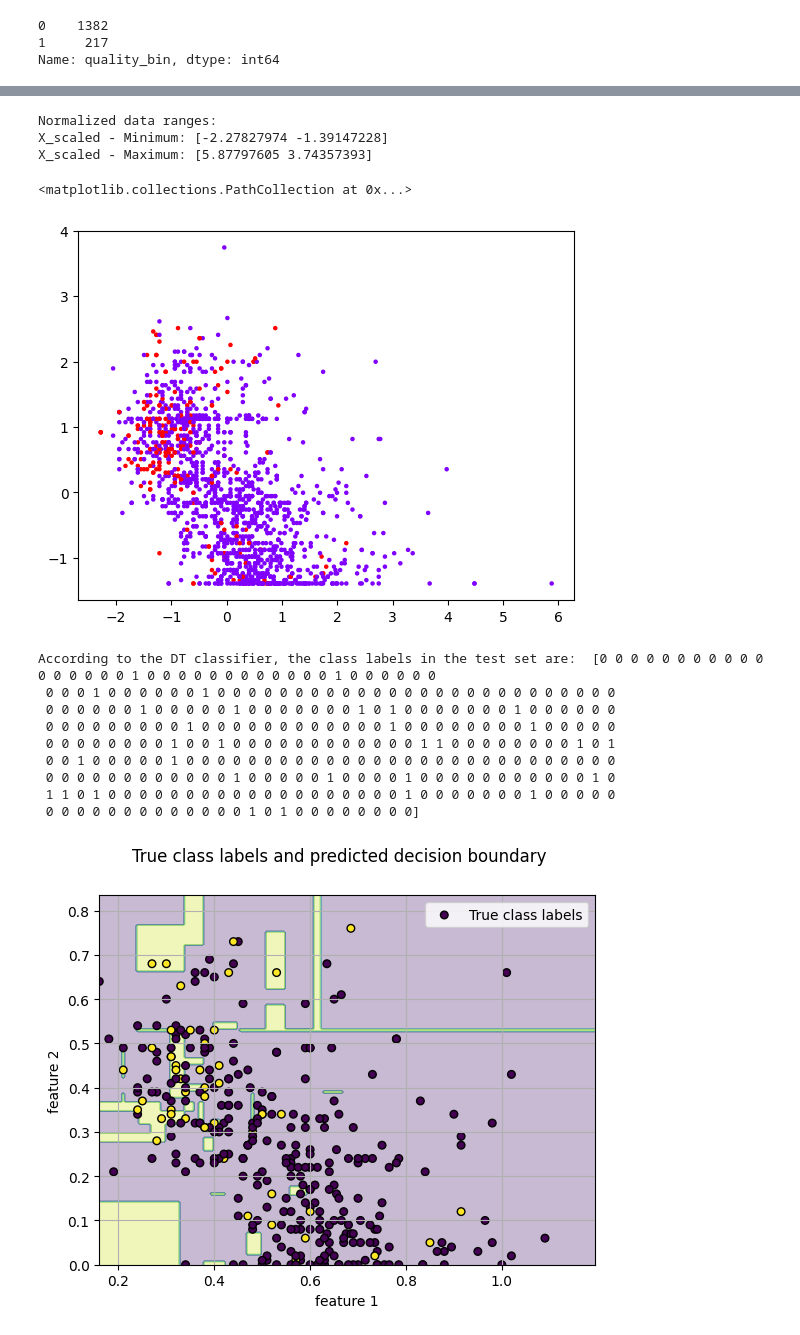
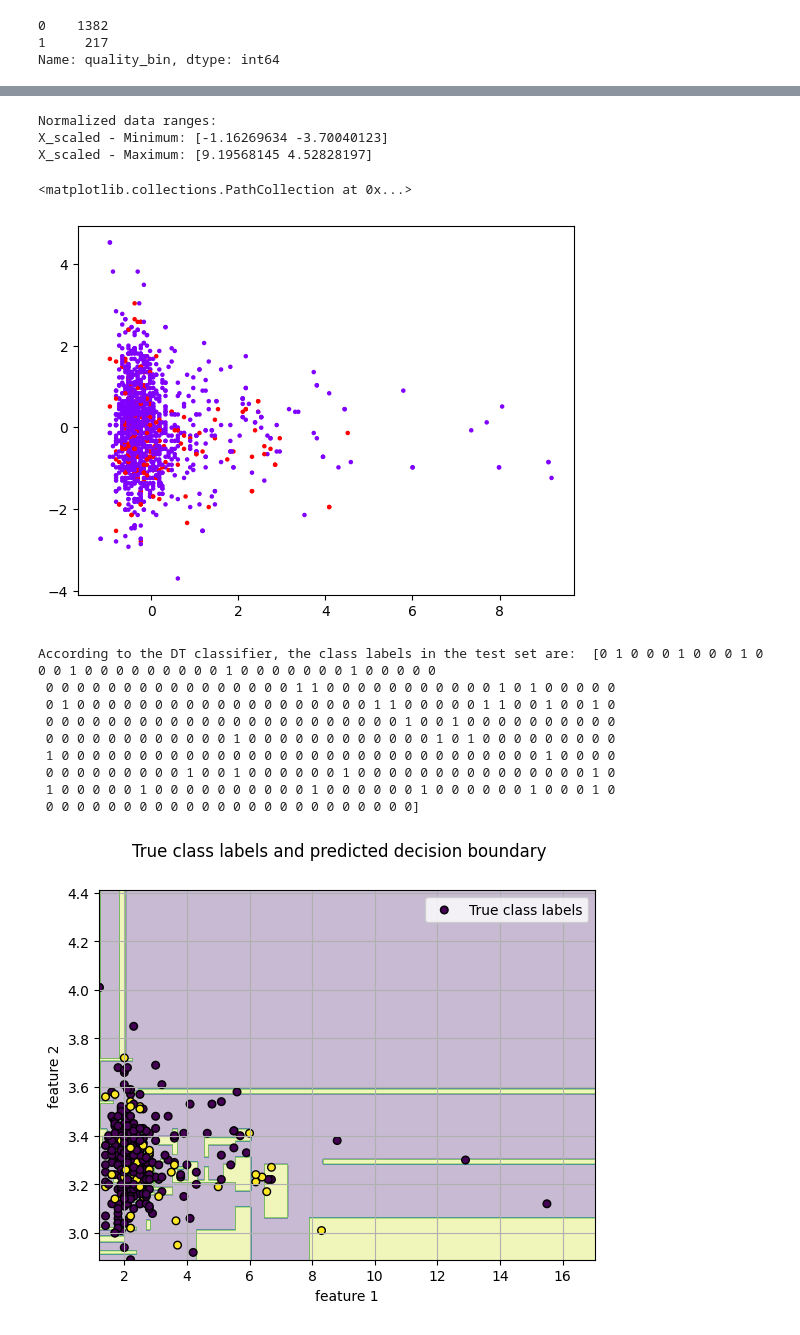
Before and after one commit to Ismail0817/python, a Jupyter notebook: lab3.ipynb, the cells around one changed output, grey strips where cells are left out. Drawn from its saved outputs; the diff is of its cells as text; code cells hidden in the pictures.

```diff
--- a/lab3.ipynb
+++ b/lab3.ipynb
@@ -79,8 +89,8 @@ dtypes: category(1), float64(11), int64(1)
 memory usage: 151.7 KB
 # %%
 # Deleting all columns except two
-columns_to_delete = ["fixed acidity", "residual sugar", "chlorides", "free sulfur dioxide", "total sulfur dioxide",
-                      "density", "pH", "sulphates", "alcohol", "quality"]
+columns_to_delete = ["fixed acidity", "density", "chlorides", "free sulfur dioxide", "total sulfur dioxide",
+                      "volatile acidity", "citric acid", "sulphates", "alcohol", "quality"]
 # axis=1 means that the operation is executed in the columns, axis=0 is in the rows
 df_processed = df.drop(columns_to_delete, axis=1)
 df_processed.head()
@@ -161,13 +156,13 @@ print("X_scaled - Minimum:", X_scaled.min(axis=0))
 print("X_scaled - Maximum:", X_scaled.max(axis=0))
 # %% [output]
 Normalized data ranges:
-X_scaled - Minimum: [-2.27827974 -1.39147228]
-X_scaled - Maximum: [5.87797605 3.74357393]
+X_scaled - Minimum: [-1.16269634 -3.70040123]
+X_scaled - Maximum: [9.19568145 4.52828197]
 # %%
 plt.scatter(X_scaled[:, 0], X_scaled[:, 1], s=5, c=y_true ,cmap='rainbow')
 # %% [output]
 <matplotlib.collections.PathCollection at 0x...>
-[figure, old version]
+[figure, new version]
 # %%
 from sklearn.model_selection import train_test_split
 
@@ -247,23 +242,23 @@ def visualize_and_compare_classifications(X, real_y, predicted_y, title=""):
     return plt.show()
 # %%
 # Decision Tree
-dt_classifier = DecisionTreeClassifier(max_depth = 10)     # Criterion split by default is gini-index, which is ok
+dt_classifier = DecisionTreeClassifier(max_depth = 15)     # Criterion split by default is gini-index, which is ok
 dt_classifier.fit(X_train, y_train)
 y_predicted_dt = dt_classifier.predict(X_test)
 
 print("According to the DT classifier, the class labels in the test set are: ", y_predicted_dt)
 
 visualize_and_compare_decision_boundaries(X_test, y_test, dt_classifier)
 # %% [output]
-According to the DT classifier, the class labels in the test set are:  [0 0 0 0 0 0 0 0 0 0 0 0 0 0 0 0 0 1 0 0 0 0 0 0 0 0 0 0 0 0 1 0 0 0 0 0 0
- 0 0 0 1 0 0 0 0 0 0 1 0 0 0 0 0 0 0 0 0 0 0 0 0 0 0 0 0 0 0 0 0 0 0 0 0 0
- 0 0 0 0 0 0 1 0 0 0 0 0 1 0 0 0 0 0 0 0 1 0 1 0 0 0 0 0 0 0 1 0 0 0 0 0 0
- 0 0 0 0 0 0 0 0 0 1 0 0 0 0 0 0 0 0 0 0 0 0 1 0 0 0 0 0 0 0 0 1 0 0 0 0 0
- 0 0 0 0 0 0 0 0 1 0 0 1 0 0 0 0 0 0 0 0 0 0 0 0 1 1 0 0 0 0 0 0 0 0 1 0 1
- 0 0 1 0 0 0 0 0 1 0 0 0 0 0 0 0 0 0 0 0 0 0 0 0 0 0 0 0 0 0 0 0 0 0 0 0 0
- 0 0 0 0 0 0 0 0 0 0 0 0 1 0 0 0 0 0 1 0 0 0 0 1 0 0 0 0 0 0 0 0 0 0 0 1 0
- 1 1 0 1 0 0 0 0 0 0 0 0 0 0 0 0 0 0 0 0 0 0 0 1 0 0 0 0 0 0 0 1 0 0 0 0 0
- 0 0 0 0 0 0 0 0 0 0 0 0 0 1 0 1 0 0 0 0 0 0 0 0]
+According to the DT classifier, the class labels in the test set are:  [0 1 0 0 0 1 0 0 0 1 0 0 0 1 0 0 0 0 0 0 0 0 0 1 0 0 0 0 0 0 0 1 0 0 0 0 0
+ 0 0 0 0 0 0 0 0 0 0 0 0 0 0 0 0 1 1 0 0 0 0 0 0 0 0 0 0 0 1 0 1 0 0 0 0 0
+ 0 1 0 0 0 0 0 0 0 0 0 0 0 0 0 0 0 0 0 0 0 1 1 0 0 0 0 0 1 1 0 0 1 0 0 1 0
+ 0 0 0 0 0 0 0 0 0 0 0 0 0 0 0 0 0 0 0 0 0 0 0 1 0 0 1 0 0 0 0 0 0 0 0 0 0
+ 0 0 0 0 0 0 0 0 0 0 0 0 1 0 0 0 0 0 0 0 0 0 0 0 0 1 0 1 0 0 0 0 0 0 0 0 0
+ 1 0 0 0 0 0 0 0 0 0 0 0 0 0 0 0 0 0 0 0 0 0 0 0 0 0 0 0 0 0 0 0 1 0 0 0 0
+ 0 0 0 0 0 0 0 0 0 1 0 0 1 0 0 0 0 0 0 1 0 0 0 0 0 0 0 0 0 0 0 0 0 0 0 1 0
+ 1 0 0 0 0 0 1 0 0 0 0 0 0 0 0 0 0 1 0 0 0 0 0 0 1 0 0 0 0 0 0 1 0 0 0 1 0
+ 0 0 0 0 0 0 0 0 0 0 0 0 0 0 0 0 0 0 0 0 0 0 0 0]
-[figure, old version]
+[figure, new version]
 # %%
 
```
Also changed, not shown: parts of 23 cells of this notebook, 2 other files.
